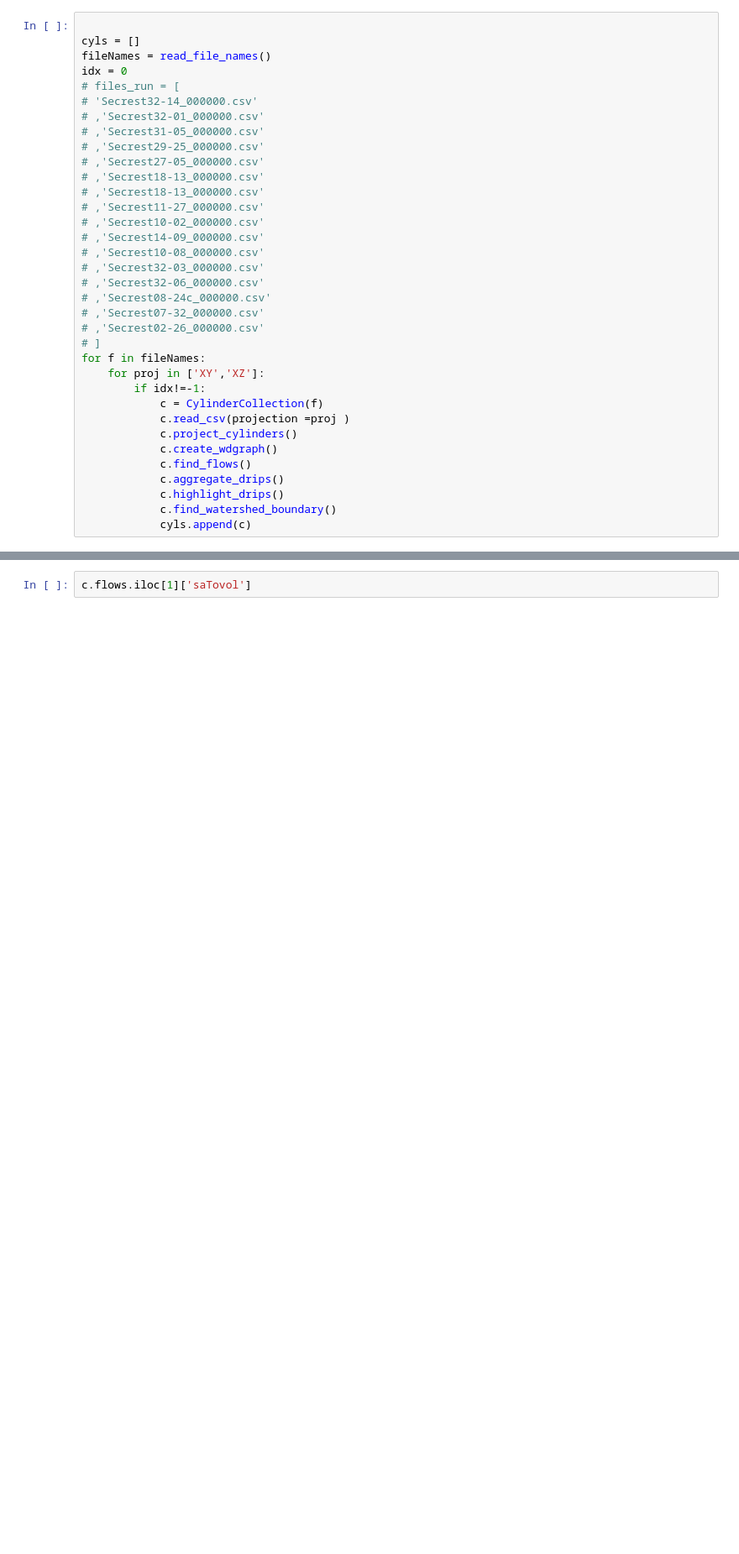
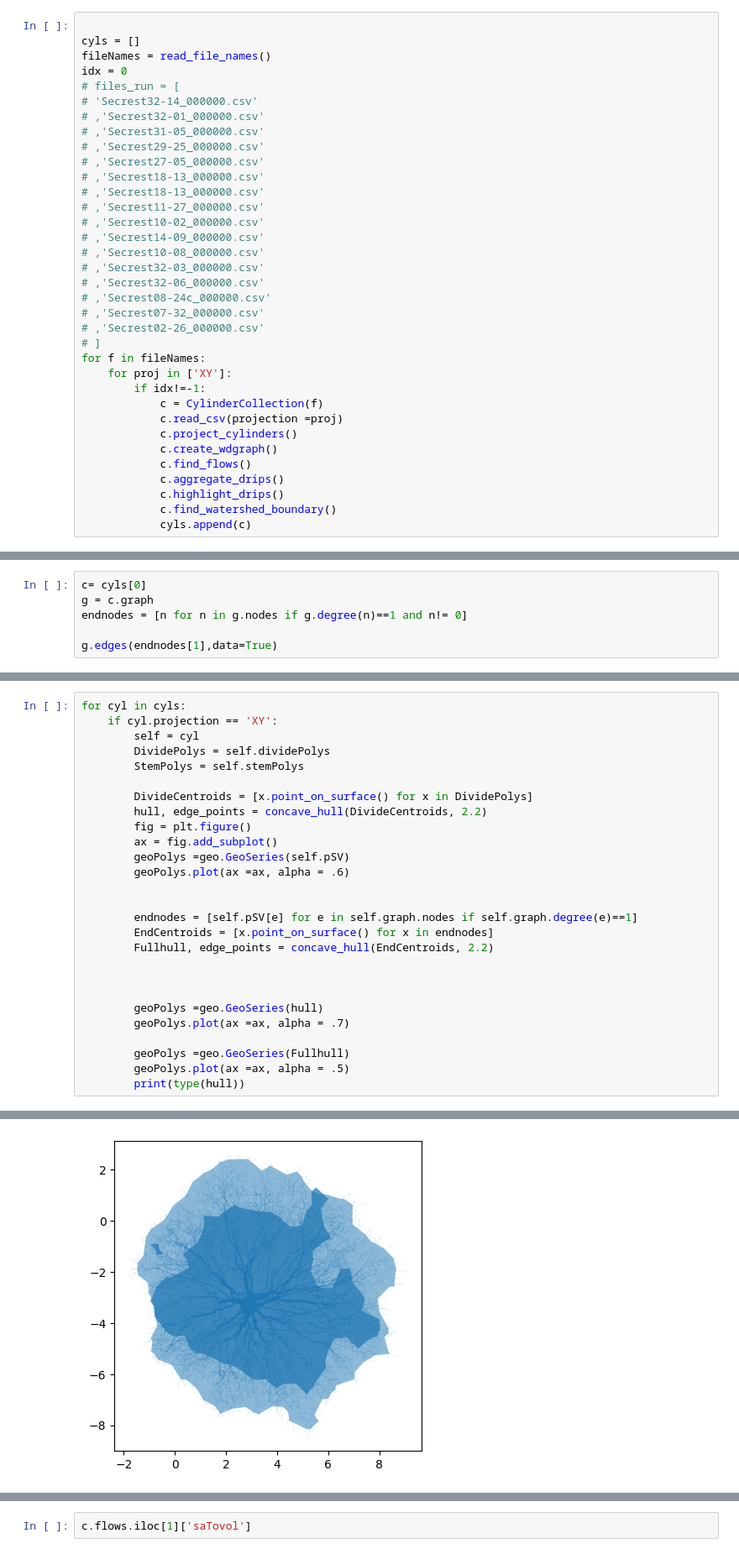
Before and after one commit to wischmcj/cylinders, a Jupyter notebook: cylinders/cli.ipynb, the cells around one changed output, grey strips where cells are left out. Shown at 84% size. Drawn from its saved outputs; the diff is of its cells as text; blank space fills up the shorter version.

```diff
--- a/cylinders/cli.ipynb
+++ b/cylinders/cli.ipynb
@@ -1390,10 +1401,10 @@ idx = 0
 # ,'Secrest02-26_000000.csv'
 # ]
 for f in fileNames:
-    for proj in ['XY','XZ']:
+    for proj in ['XY']:
         if idx!=-1:
             c = CylinderCollection(f)
-            c.read_csv(projection =proj )
+            c.read_csv(projection =proj)
             c.project_cylinders()
             c.create_wdgraph()
             c.find_flows()
@@ -1481,0 +1455,6 @@ completed drip mapping 95.1
+# %%
+c= cyls[0]
+g = c.graph
+endnodes = [n for n in g.nodes if g.degree(n)==1 and n!= 0]
+
+g.edges(endnodes[1],data=True)
@@ -1808,0 +1998,28 @@ print(len(cyls[2].flows))
+# %%
+for cyl in cyls:
+    if cyl.projection == 'XY':
+        self = cyl
+        DividePolys = self.dividePolys
+        StemPolys = self.stemPolys
+
+        DivideCentroids = [x.point_on_surface() for x in DividePolys]
+        hull, edge_points = concave_hull(DivideCentroids, 2.2)
+        fig = plt.figure()
+        ax = fig.add_subplot()
+        geoPolys =geo.GeoSeries(self.pSV)
+        geoPolys.plot(ax =ax, alpha = .6)
+
+
+        endnodes = [self.pSV[e] for e in self.graph.nodes if self.graph.degree(e)==1]
+        EndCentroids = [x.point_on_surface() for x in endnodes]
+        Fullhull, edge_points = concave_hull(EndCentroids, 2.2)
+
+
+
+        geoPolys =geo.GeoSeries(hull)
+        geoPolys.plot(ax =ax, alpha = .7)
+
+        geoPolys =geo.GeoSeries(Fullhull)
+        geoPolys.plot(ax =ax, alpha = .5)
+        print(type(hull))
+# %% [output]
@@ -1808,0 +2028 @@ print(len(cyls[2].flows))
+[figure, added]
```
Also changed, not shown: parts of 12 cells of this notebook, 3 other files.
